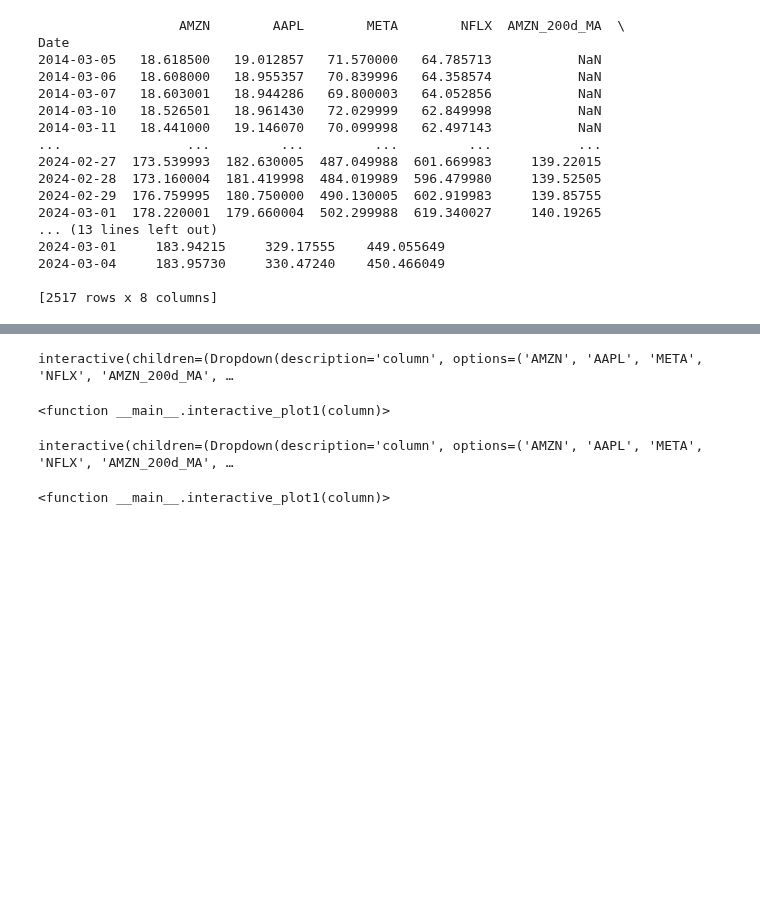
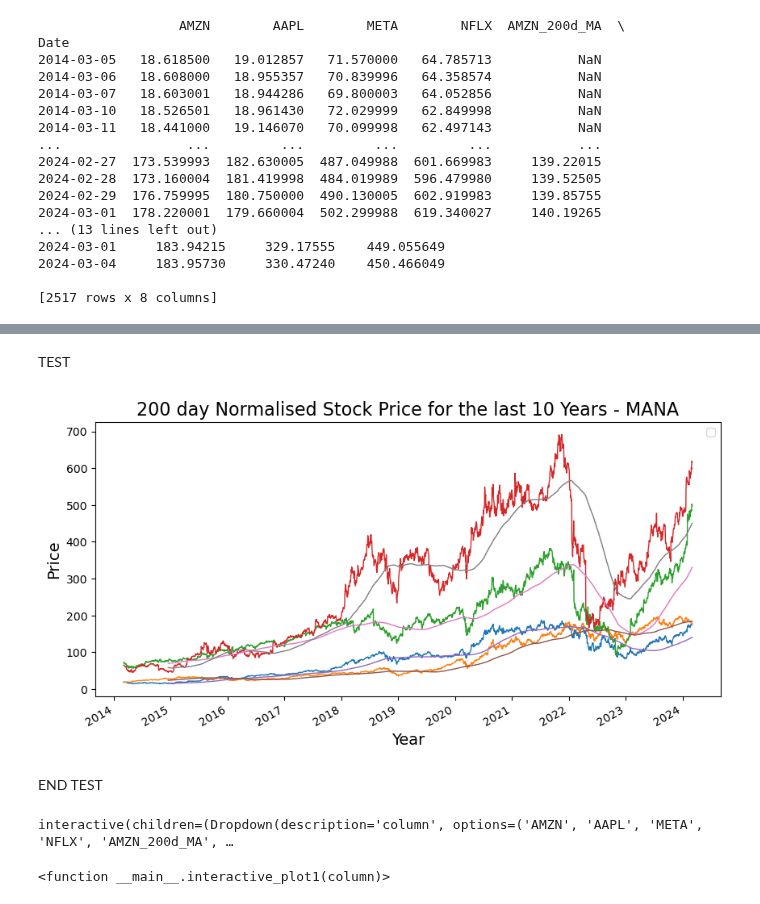
Before and after one commit to horsewell/project-3, a Jupyter notebook: hn_stock_data_take6.ipynb, the cells around one changed output, grey strips where cells are left out. Drawn from its saved outputs; the diff is of its cells as text; code cells hidden in the pictures; blank space fills up the shorter version.

```diff
--- a/hn_stock_data_take6.ipynb
+++ b/hn_stock_data_take6.ipynb
@@ -333,3 +267,37 @@ plt.show()
+# %% [markdown]
+TEST
+# %%
+# Plot on 200 days Normalised Stock
+
+calculate_200day_ma(data).plot(figsize = (10,5), linewidth = 1)
+
+# Get handles and labels from the existing legend
+handles, labels = plt.gca().get_legend_handles_labels()
+
+# Filter handles and labels based on your criteria (e.g., moving average labels)
+# Assuming moving average labels end with '_20d_MA'
+filtered_handles = [handle for handle, label in zip(handles, labels) if label.endswith('_20d_MA')]
+filtered_labels = [label for label in labels if label.endswith('_20d_MA')]
+
+# Create a new legend with the filtered entries
+plt.legend(filtered_handles, filtered_labels)
+
+# # Show the legend
+# plt.legend()
+
+# Define the label for the title of the figure
+plt.title("200 day Normalised Stock Price for the last 10 Years - MANA", fontsize=16)
+
+# Define the labels for x-axis and y-axis
+plt.ylabel('Price', fontsize=14)
+plt.xlabel('Year', fontsize=14)
+
+
+plt.show()
+# %% [output]
+[figure, added]
+# %% [markdown]
+END TEST
 # %%
 from ipywidgets import interact, Button
 
@@ -368,41 +336,3 @@ interact(interactive_plot1, column=calculate_200day_ma(data).columns[0:])  # Sta
 # %% [output]
 interactive(children=(Dropdown(description='column', options=('AMZN', 'AAPL', 'META', 'NFLX', 'AMZN_200d_MA', …
 <function __main__.interactive_plot1(column)>
-# %%
-from ipywidgets import interact, Button
-
-def interactive_plot1(column):
-
-  # Plots the closing price for the chosen column with a unique color and shows the corresponding legend.
-
-  fig, ax = plt.subplots(figsize=(10, 5), linewidth = 1)
-
-  # Create a colormap for generating unique colors
-  cmap = plt.cm.get_cmap('tab10')  # Choose a colormap (adjust as needed)
-  colors = cmap(range(len(calculate_200day_ma(data).columns[0:])))  # Create colors for each column
-
-  # Explicitly plot the line and set its color based on the column
-  line, = ax.plot(calculate_200day_ma(data)[column], label=column, color=colors[calculate_200day_ma(data).columns.tolist().index(column) - 0])
-
-  # Display the legend
-  ax.legend()
-  # return fig, ax # Return the updated figure and axes
-
-#Callback function for the save button to export the current plot as a JPEG file.
-# def save_plot(b):
-# fig.savefig("interactive_plot.jpg", format="jpg")  # Adjust filename as needed
-
-  plt.title("200 day Normalisation Stock Price for the last 10 years", fontsize=16)
-  plt.ylabel('Price', fontsize=14)
-  plt.xlabel('Year', fontsize=14)
-  plt.show()
-
-# Add a button for saving the plot
-# save_button = Button(description="Save plot")
-# save_button.on_click(save_plot)
-
-interact(interactive_plot1, column=calculate_200day_ma(data).columns[0:])  # Start from first column
-# display(save_button)  # Display the button
-# %% [output]
-interactive(children=(Dropdown(description='column', options=('AMZN', 'AAPL', 'META', 'NFLX', 'AMZN_200d_MA', …
-<function __main__.interactive_plot1(column)>
```
Also changed, not shown: parts of 9 cells of this notebook, 5 other files.
